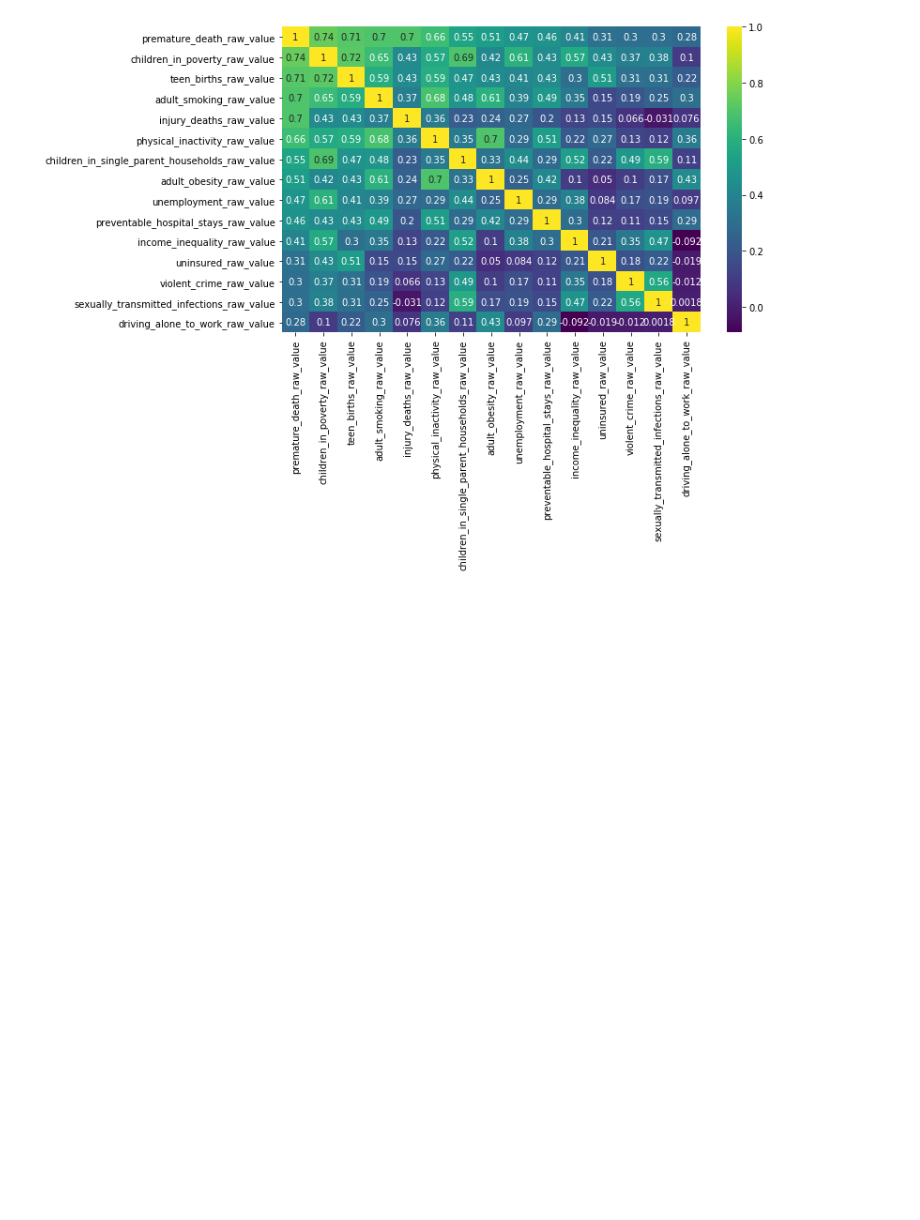
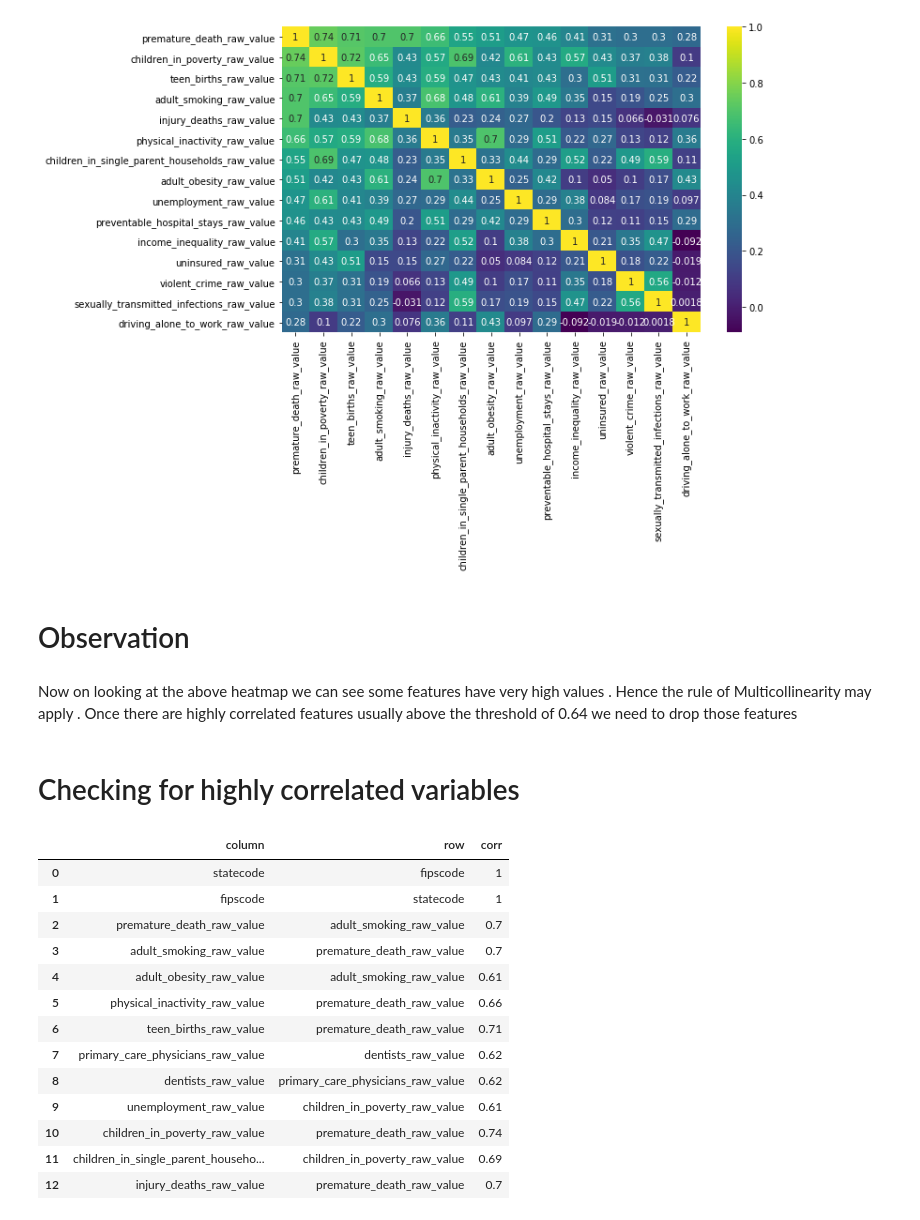
Before and after one commit to jankomah/Predicting_Life_Expectancy, a Jupyter notebook: 02.Josh_Modelling.ipynb, the cells around one changed output. Drawn from its saved outputs; the diff is of its cells as text; code cells hidden in the pictures; blank space fills up the shorter version.

```diff
--- a/02.Josh_Modelling.ipynb
+++ b/02.Josh_Modelling.ipynb
@@ -111,3 +111,44 @@ sns.heatmap(cm , annot = True , cmap = 'viridis')
 # %% [output]
 <matplotlib.axes._subplots.AxesSubplot at 0x...>
 [figure]
+# %% [markdown]
+# Observation
+# %% [markdown]
+Now on looking at the above heatmap we can see some features have very high values . Hence the rule of Multicollinearity
+may apply . Once there are highly correlated features usually above the threshold of 0.64 we need to drop those features
+# %% [markdown]
+# Checking for highly correlated variables
+# %%
+used = []
+corrs = []
+for i, j in enumerate(df.corr().columns):
+    for k in range(len(df.corr())):
+        if ((df.corr().iloc[k, i] > 0.6) &
+            (j not in used) &
+            (j != df.corr().index[k])):
+
+            used.append(j)
+            corrs.append((j, df.corr().index[k],
+                         np.round(df.corr().iloc[k, i], 2)))
+
+corrsdf = pd.DataFrame([[i[0] for i in corrs],
+                       [i[1] for i in corrs],
+                       [i[2] for i in corrs]])
+
+corrsdf = corrsdf.T.rename(columns = {0:'column', 1:'row', 2:'corr'})
+corrsdf[:15]
+# %% [output]
+|  | column | row | corr |
+| 0 | statecode | fipscode | 1 |
+| 1 | fipscode | statecode | 1 |
+| 2 | premature_death_raw_value | adult_smoking_raw_value | 0.7 |
+| 3 | adult_smoking_raw_value | premature_death_raw_value | 0.7 |
+| 4 | adult_obesity_raw_value | adult_smoking_raw_value | 0.61 |
+| 5 | physical_inactivity_raw_value | premature_death_raw_value | 0.66 |
+| 6 | teen_births_raw_value | premature_death_raw_value | 0.71 |
+| 7 | primary_care_physicians_raw_value | dentists_raw_value | 0.62 |
+| 8 | dentists_raw_value | primary_care_physicians_raw_value | 0.62 |
+| 9 | unemployment_raw_value | children_in_poverty_raw_value | 0.61 |
+| 10 | children_in_poverty_raw_value | premature_death_raw_value | 0.74 |
+| 11 | children_in_single_parent_househo... | children_in_poverty_raw_value | 0.69 |
+| 12 | injury_deaths_raw_value | premature_death_raw_value | 0.7 |
```
Also changed, not shown: 1 other file.
